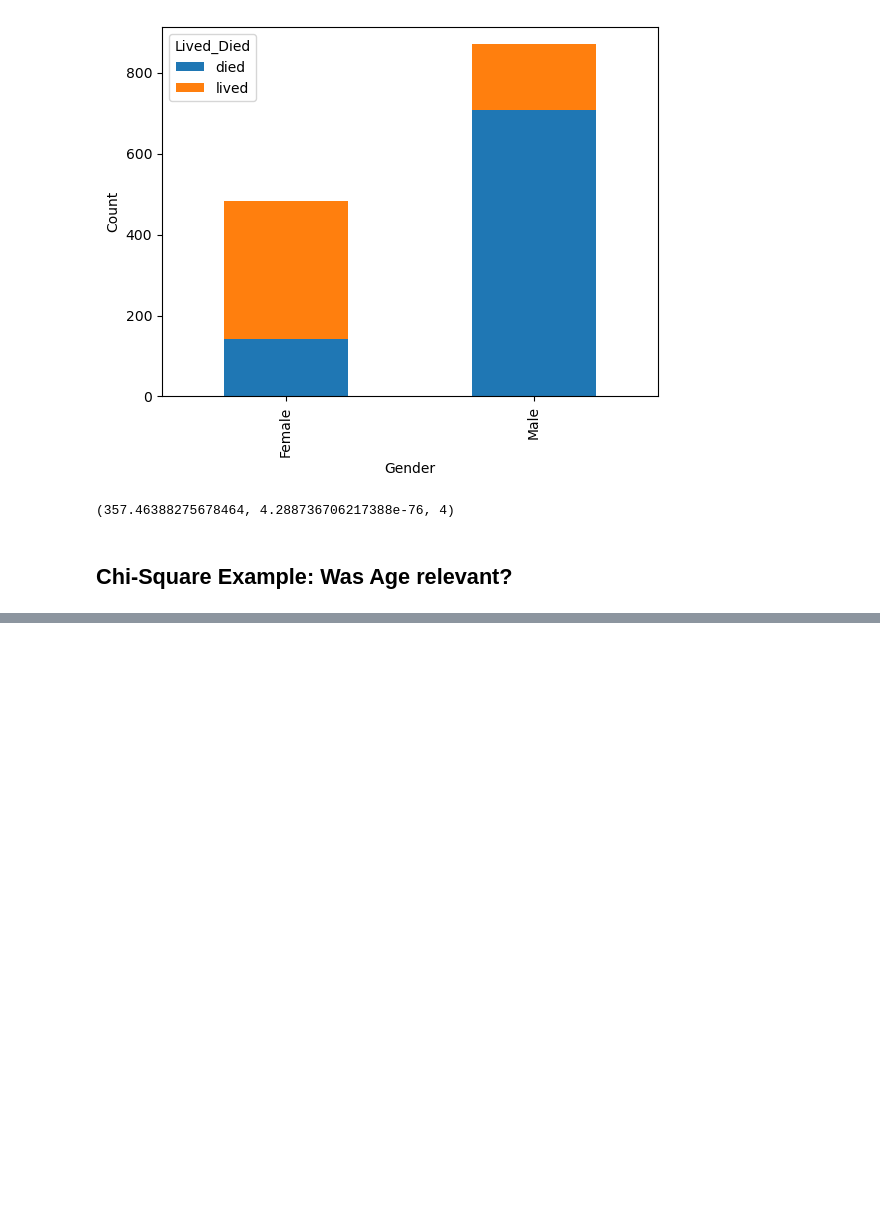
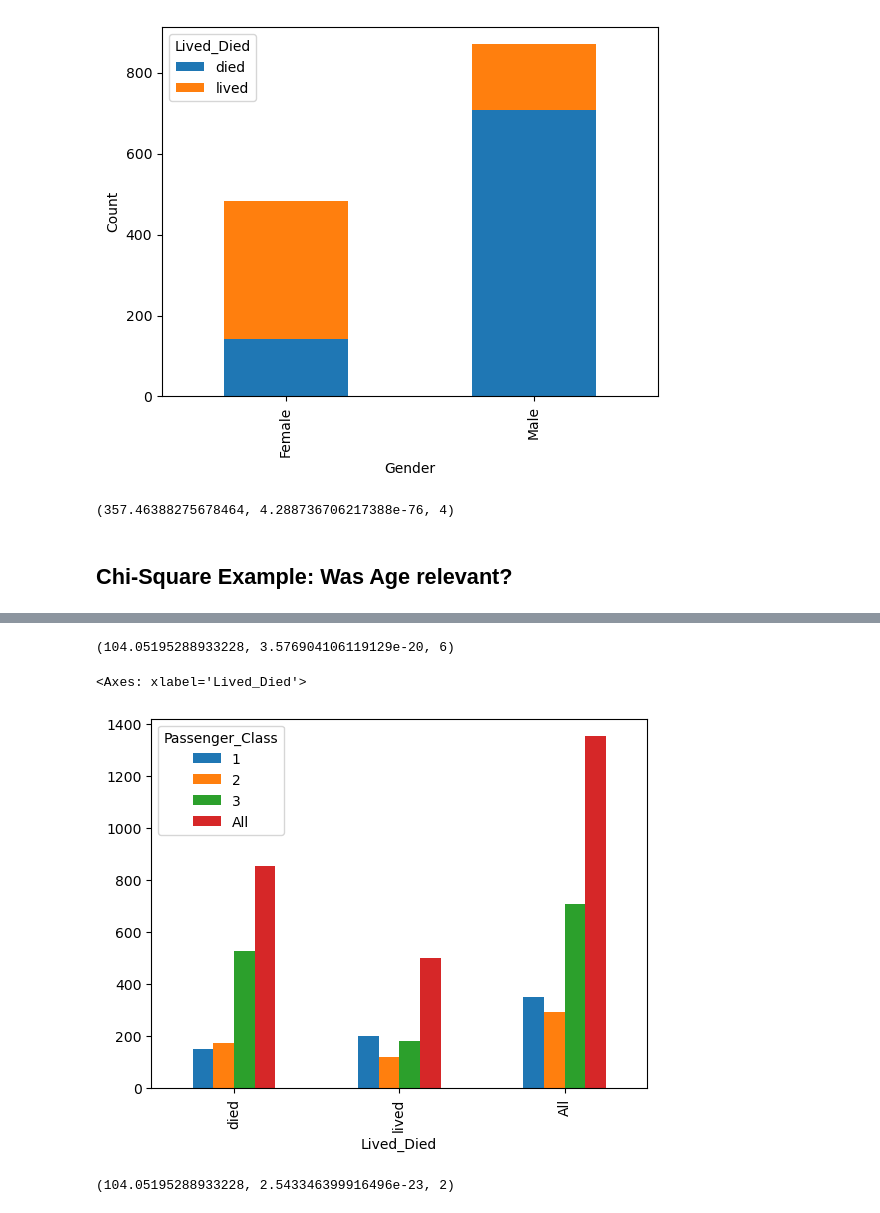
Before and after one commit to CS4580/my-notes-kristina-br, a Jupyter notebook: module6/10232024-titanic_passenger_analysis.ipynb, the cells around one changed output, grey strips where cells are left out. Saved outputs shown, nothing was run; the diff lists cells and outputs as text; code cells hidden in the pictures; blank space fills up the shorter version.

```diff
--- a/module6/10232024-titanic_passenger_analysis.ipynb
+++ b/module6/10232024-titanic_passenger_analysis.ipynb
@@ -110,0 +160,11 @@ contingency_table
+# %%
+import pandas as pd
+import seaborn as sns
+import matplotlib.pyplot as plt
+%matplotlib inline
+from sklearn import preprocessing
+from scipy import stats # for chi2_contingency
+
+passengers_df = pd.read_csv('../data/Titanic_Passengers.csv')
+
+passengers_df.head()
@@ -110,0 +178,18 @@ contingency_table
+# %%
+# Create a contingency table
+contingency_table = pd.crosstab(passengers_df['Lived_Died'], passenger_df['Passenger_Class'], margins=True)
+print(stats.chi2_contingency(contingency_table)[0:3])
+# Create a Bar Plot with the data stacked
+
+contingency_table.plot(kind='bar')
+# %% [output]
+(104.05195288933228, 3.576904106119129e-20, 6)
+<Axes: xlabel='Lived_Died'>
+[figure, added]
+# %%
+contingency_table = pd.crosstab(passengers_df['Passenger_Class'], passenger_df['Lived_Died'], margins=False)
+stats.chi2_contingency(contingency_table)[0:3]
+
+# question from me: why does margins=True have 6 degrees of freedom while margins=False only have 2?
+# %% [output]
+(104.05195288933228, 2.543346399916496e-23, 2)
```
Also changed, not shown: parts of 7 cells of this notebook.
